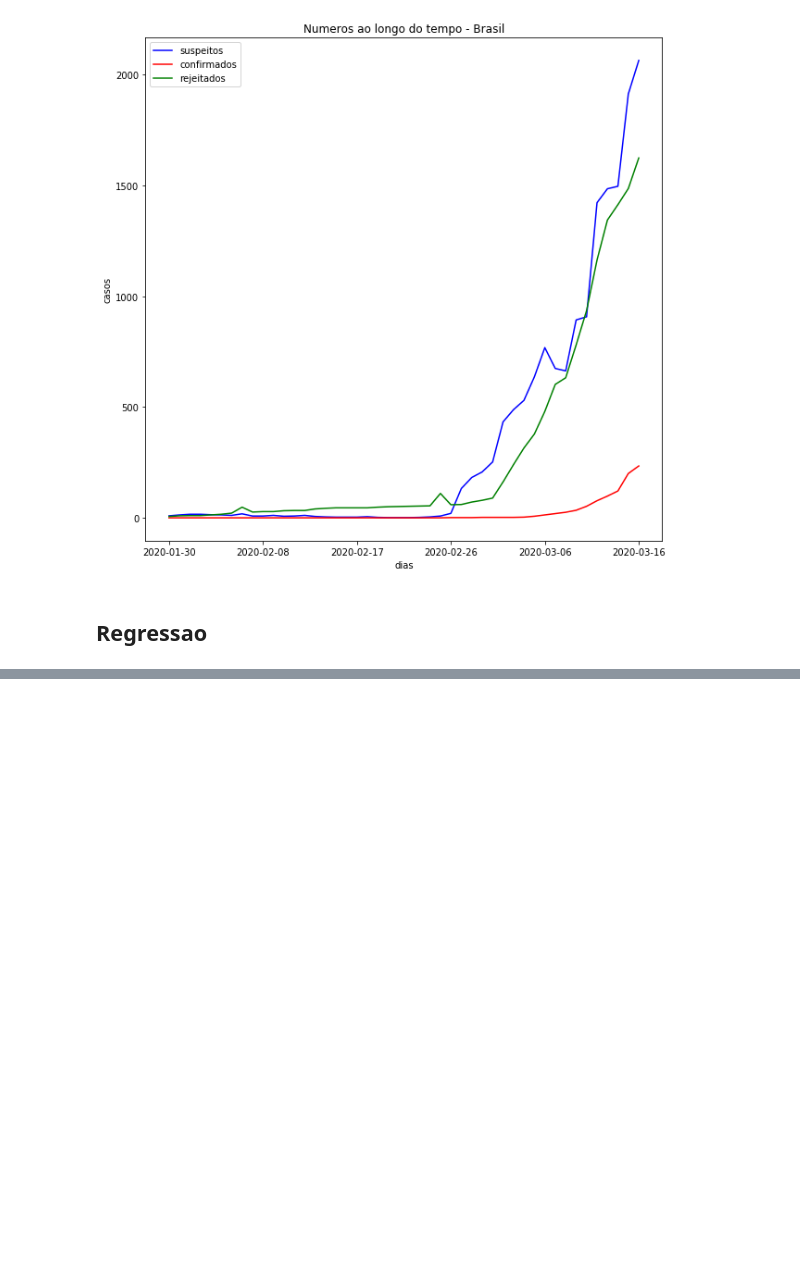
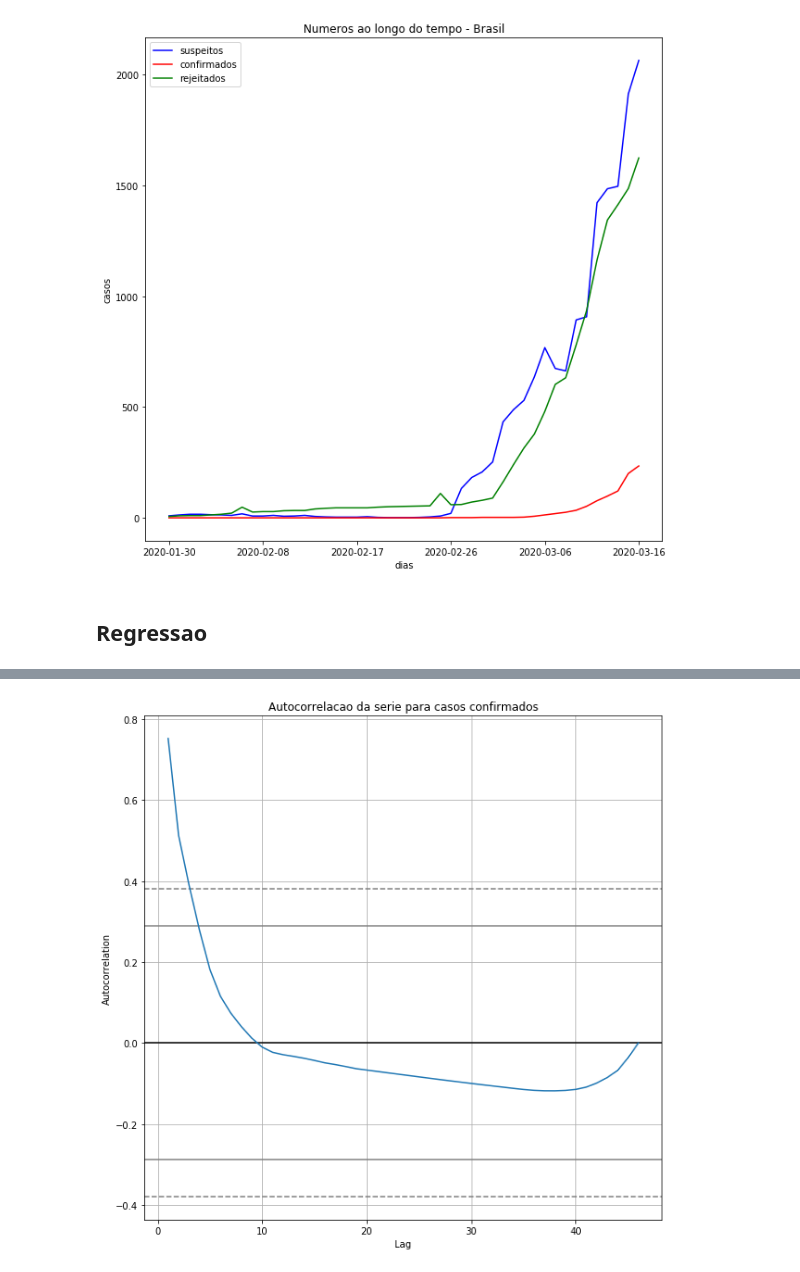
Before and after one commit to pedrosergiot/corona_virus, a Jupyter notebook: Testes_brasil_covid19.ipynb, the cells around one changed output, grey strips where cells are left out. Saved outputs shown, nothing was run; the diff lists cells and outputs as text; code cells hidden in the pictures; blank space fills up the shorter version.

```diff
--- a/Testes_brasil_covid19.ipynb
+++ b/Testes_brasil_covid19.ipynb
@@ -65,0 +77,6 @@ plt.xticks(range(0,len(casos_dia),9));
+# %%
+fig, ax = plt.subplots(figsize=(10,10))
+pd.plotting.autocorrelation_plot(casos_dia.loc[:]['cases'],ax=ax)
+ax.set_title('Autocorrelacao da serie para casos confirmados');
+# %% [output]
+[figure, added]
```
Also changed, not shown: parts of 3 cells of this notebook, 1 other file.
